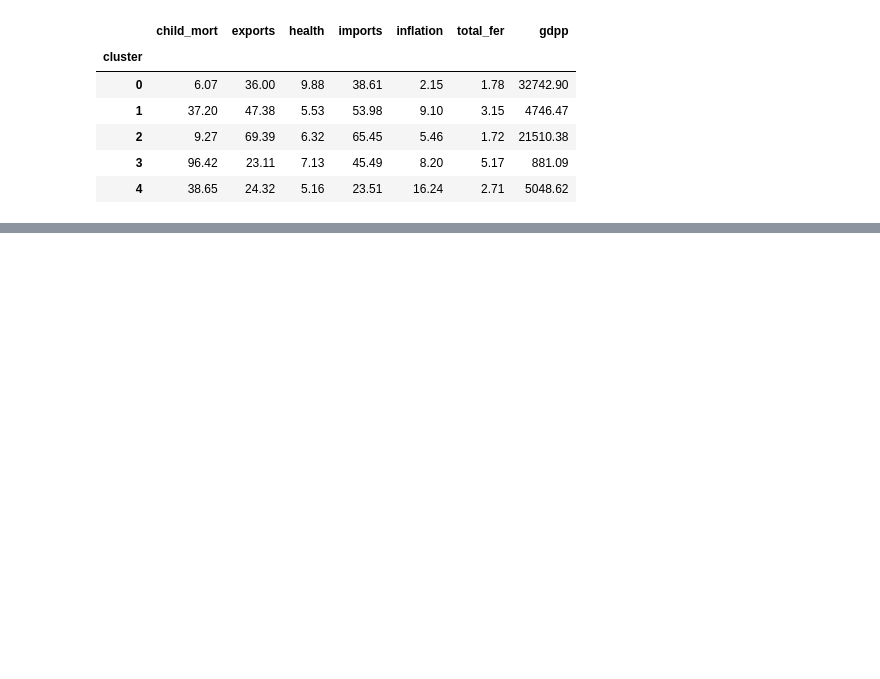
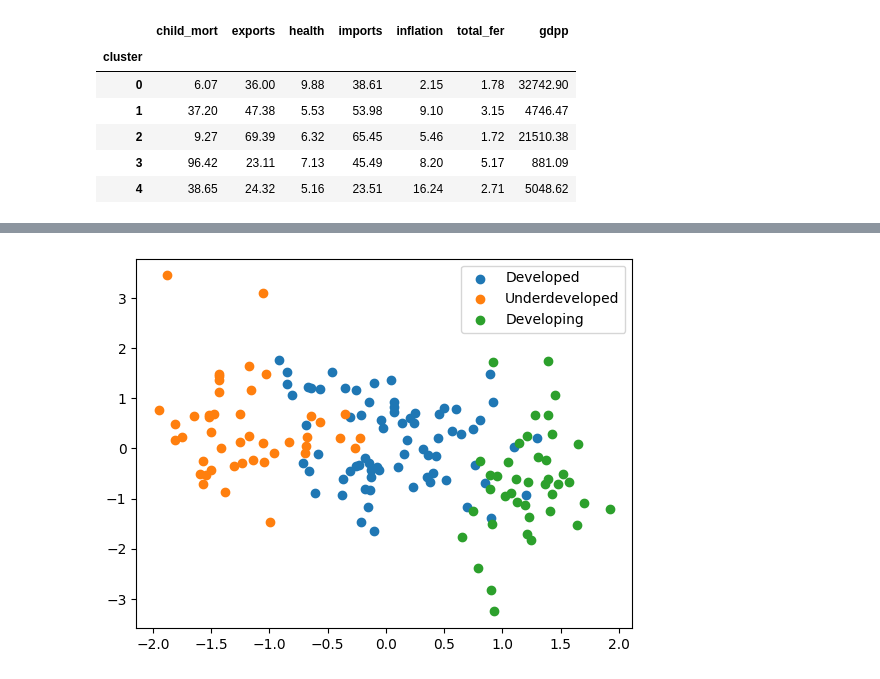
Before and after one commit to AnuragjhA18-2005/Clustering_Countries, a Jupyter notebook: clustering_proj.ipynb, the cells around one changed output, grey strips where cells are left out. Saved outputs shown, nothing was run; the diff lists cells and outputs as text; code cells hidden in the pictures; blank space fills up the shorter version.

```diff
--- a/clustering_proj.ipynb
+++ b/clustering_proj.ipynb
@@ -374,0 +367,12 @@ df
+# %%
+from sklearn.cluster import AgglomerativeClustering
+cluster=AgglomerativeClustering(n_clusters=3,metric='euclidean',linkage='ward')
+labels=cluster.fit_predict(X)
+plt.scatter(X[labels == 0, 0], X[labels == 0, 1], label='Developed')
+plt.scatter(X[labels == 1, 0], X[labels == 1, 1], label='Underdeveloped')
+plt.scatter(X[labels == 2, 0], X[labels == 2, 1], label='Developing')
+
+plt.legend()
+plt.show()
+# %% [output]
+[figure, added]
```
Also changed, not shown: parts of 4 cells of this notebook.
